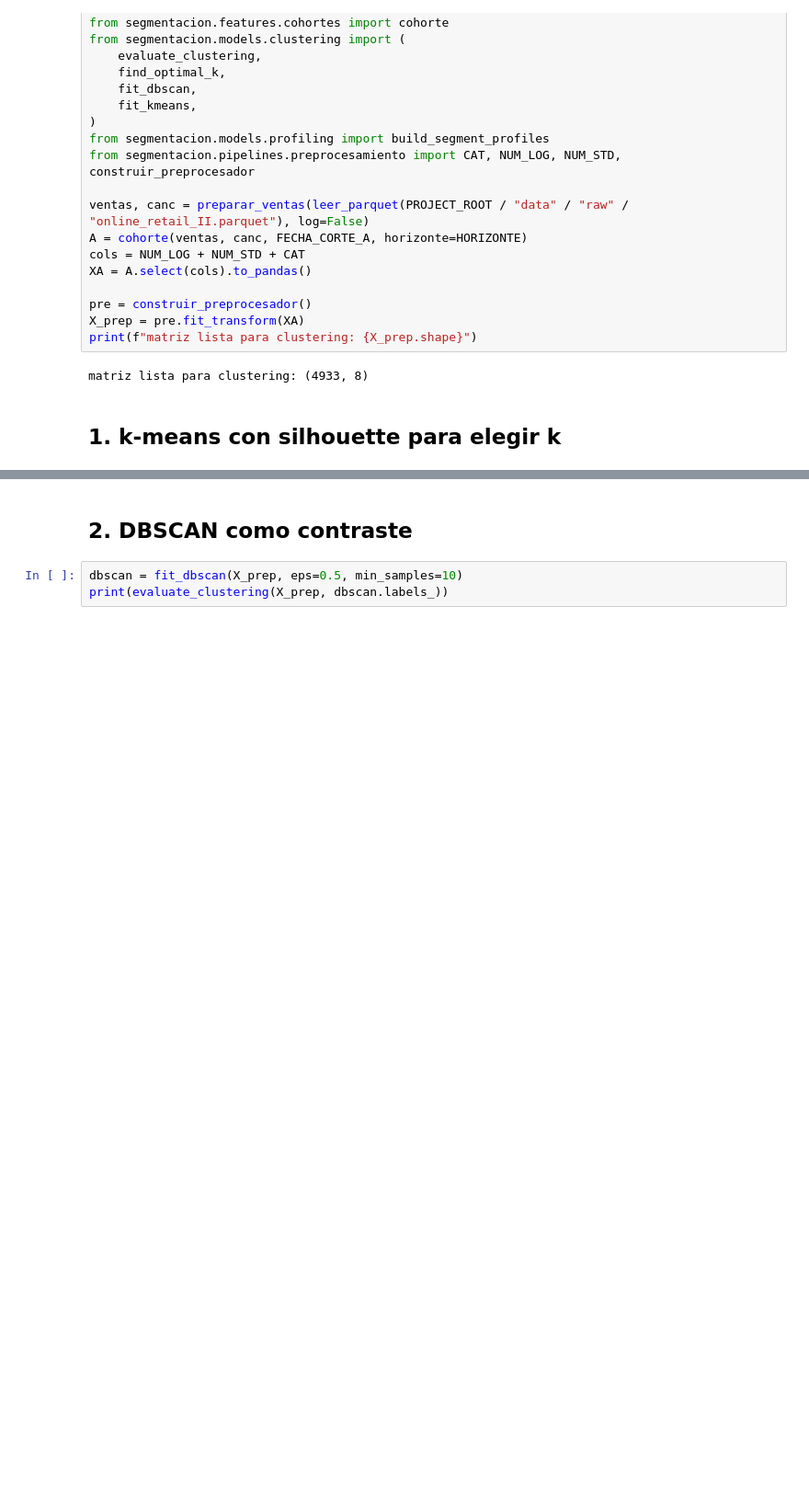
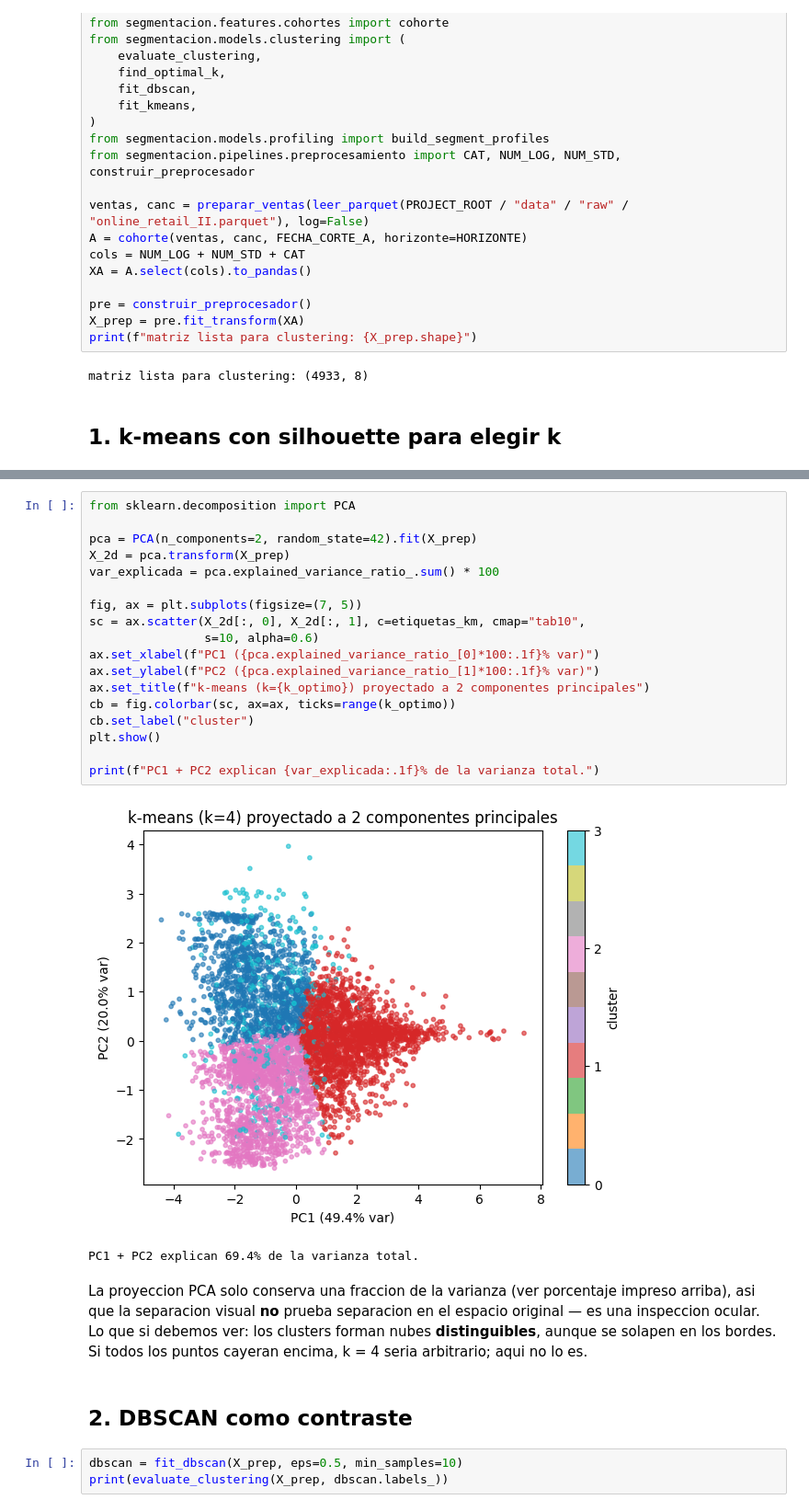
Before and after one commit to dpalacioj/data-projects-lab, a Jupyter notebook: projects/00-segmentacion-clientes/notebooks/10_segmentacion_no_supervisada.ipynb, the cells around one changed output, grey strips where cells are left out. Shown at 92% size. Saved outputs shown, nothing was run; the diff lists cells and outputs as text; blank space fills up the shorter version.

```diff
--- a/projects/00-segmentacion-clientes/notebooks/10_segmentacion_no_supervisada.ipynb
+++ b/projects/00-segmentacion-clientes/notebooks/10_segmentacion_no_supervisada.ipynb
@@ -82,3 +135,31 @@ k optimo por silhouette: 2
+# %%
+from sklearn.decomposition import PCA
+
+pca = PCA(n_components=2, random_state=42).fit(X_prep)
+X_2d = pca.transform(X_prep)
+var_explicada = pca.explained_variance_ratio_.sum() * 100
+
+fig, ax = plt.subplots(figsize=(7, 5))
+sc = ax.scatter(X_2d[:, 0], X_2d[:, 1], c=etiquetas_km, cmap="tab10",
+                s=10, alpha=0.6)
+ax.set_xlabel(f"PC1 ({pca.explained_variance_ratio_[0]*100:.1f}% var)")
+ax.set_ylabel(f"PC2 ({pca.explained_variance_ratio_[1]*100:.1f}% var)")
+ax.set_title(f"k-means (k={k_optimo}) proyectado a 2 componentes principales")
+cb = fig.colorbar(sc, ax=ax, ticks=range(k_optimo))
+cb.set_label("cluster")
+plt.show()
+
+print(f"PC1 + PC2 explican {var_explicada:.1f}% de la varianza total.")
+# %% [output]
+[figure, added]
+PC1 + PC2 explican 69.4% de la varianza total.
+# %% [markdown]
+La proyeccion PCA solo conserva una fraccion de la varianza (ver
+porcentaje impreso arriba), asi que la separacion visual **no** prueba
+separacion en el espacio original — es una inspeccion ocular. Lo que
+si debemos ver: los clusters forman nubes **distinguibles**, aunque
+se solapen en los bordes. Si todos los puntos cayeran encima, k = 4
+seria arbitrario; aqui no lo es.
 # %% [markdown]
 ## 2. DBSCAN como contraste
 # %%
```
Also changed, not shown: parts of 11 cells of this notebook.
